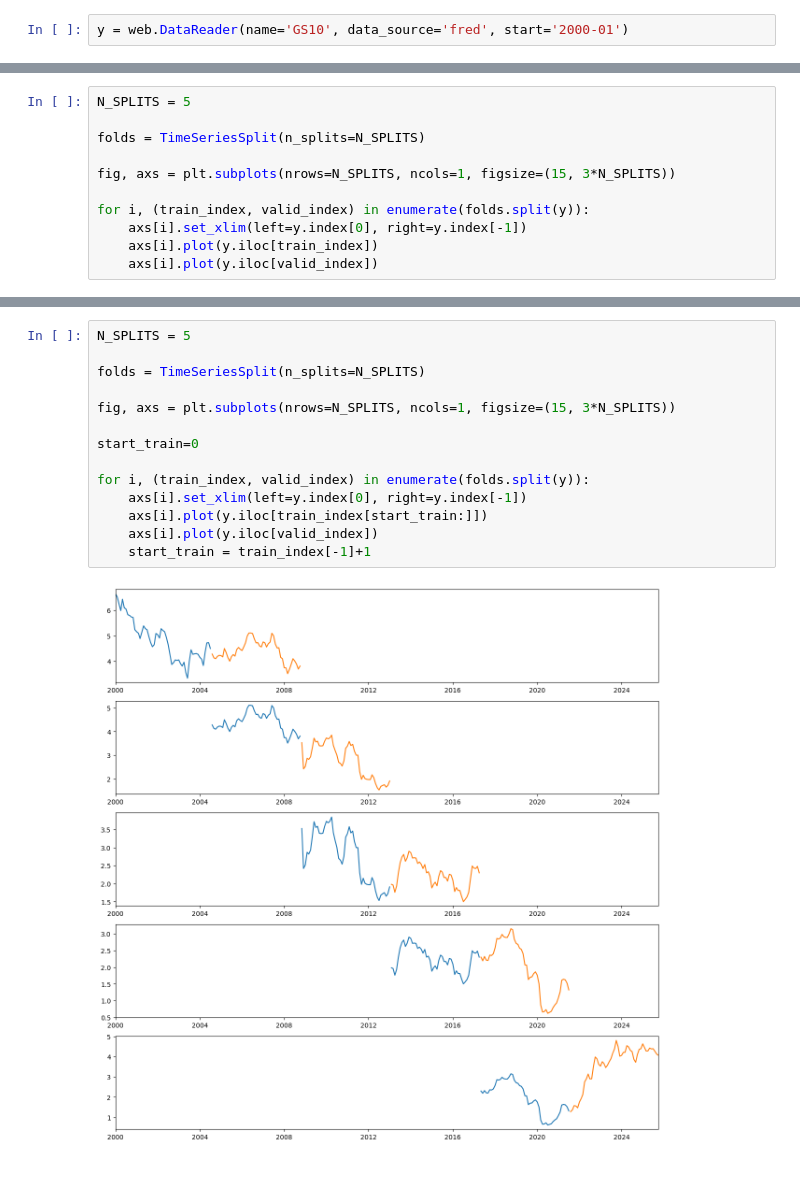
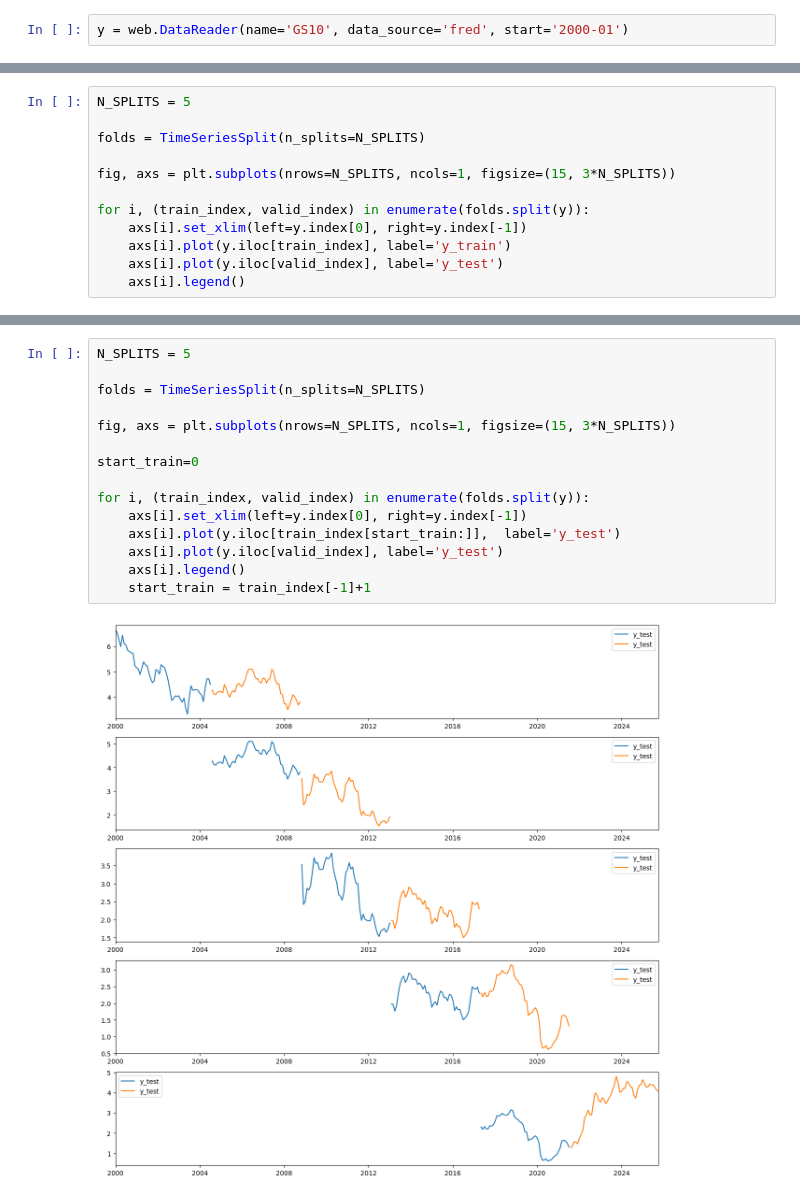
Before and after one commit to artamonoff/econometrica, a Jupyter notebook: time-series-analysis/jupyter-notebooks/cross-validation-viz.ipynb, the cells around one changed output, grey strips where cells are left out. Cells and saved outputs as stored; diff of their text form.

```diff
--- a/time-series-analysis/jupyter-notebooks/cross-validation-viz.ipynb
+++ b/time-series-analysis/jupyter-notebooks/cross-validation-viz.ipynb
@@ -23,6 +30,7 @@ fig, axs = plt.subplots(nrows=N_SPLITS, ncols=1, figsize=(15, 3*N_SPLITS))
 
 for i, (train_index, valid_index) in enumerate(folds.split(y)):
 	axs[i].set_xlim(left=y.index[0], right=y.index[-1])
-	axs[i].plot(y.iloc[train_index])
-	axs[i].plot(y.iloc[valid_index])
+	axs[i].plot(y.iloc[train_index], label='y_train')
+	axs[i].plot(y.iloc[valid_index], label='y_test')
+	axs[i].legend()
 # %% [output]
@@ -30,16 +40,17 @@ for i, (train_index, valid_index) in enumerate(folds.split(y)):
 # %%
 N_SPLITS = 5
 
 folds = TimeSeriesSplit(n_splits=N_SPLITS)
 
 fig, axs = plt.subplots(nrows=N_SPLITS, ncols=1, figsize=(15, 3*N_SPLITS))
 
 start_train=0
 
 for i, (train_index, valid_index) in enumerate(folds.split(y)):
 	axs[i].set_xlim(left=y.index[0], right=y.index[-1])
-	axs[i].plot(y.iloc[train_index[start_train:]])
-	axs[i].plot(y.iloc[valid_index])
+	axs[i].plot(y.iloc[train_index[start_train:]],  label='y_test')
+	axs[i].plot(y.iloc[valid_index], label='y_test')
+	axs[i].legend()
 	start_train = train_index[-1]+1
 # %% [output]
-[figure, old version]
+[figure, new version]
```
Also changed, not shown: parts of 7 cells of this notebook.
